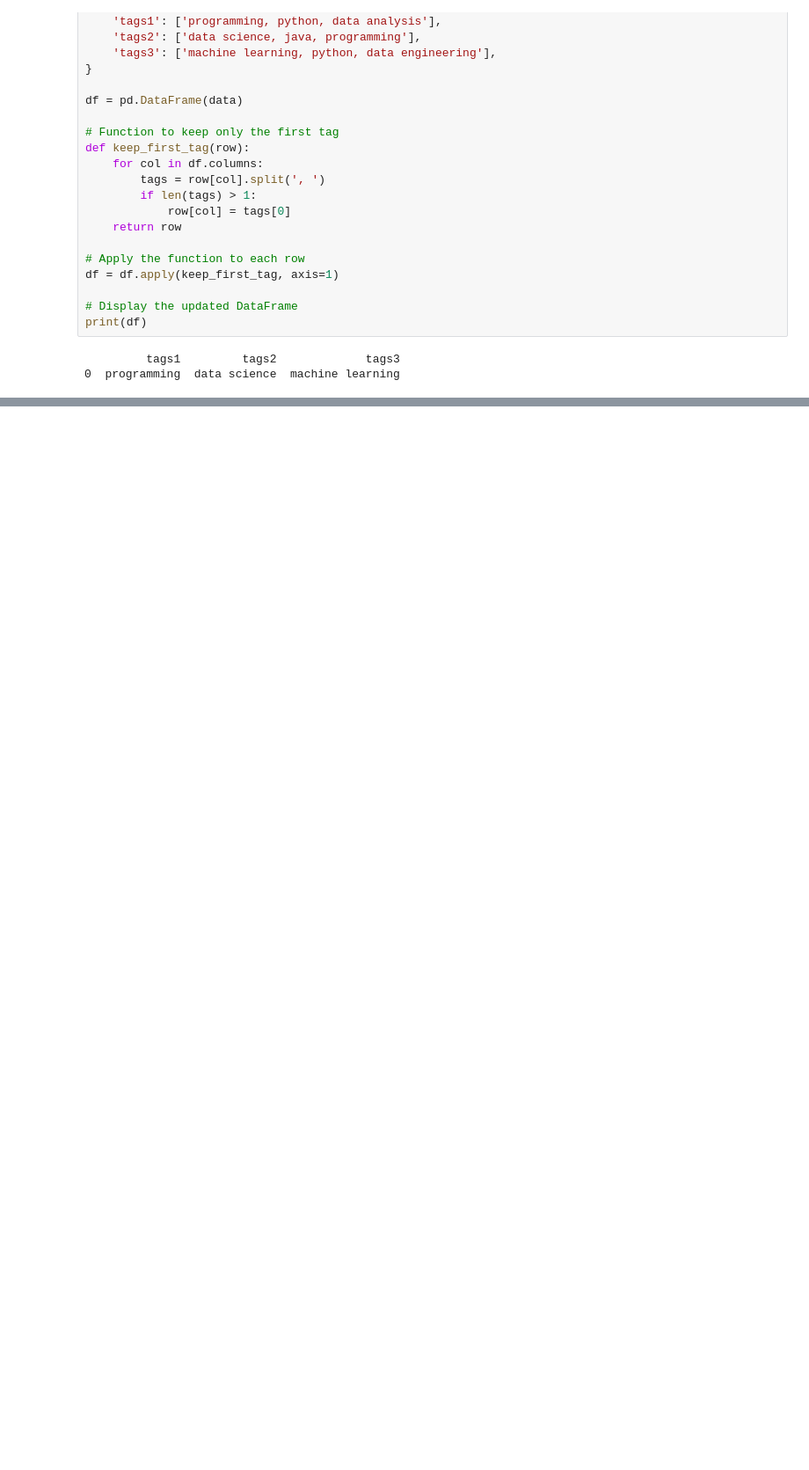
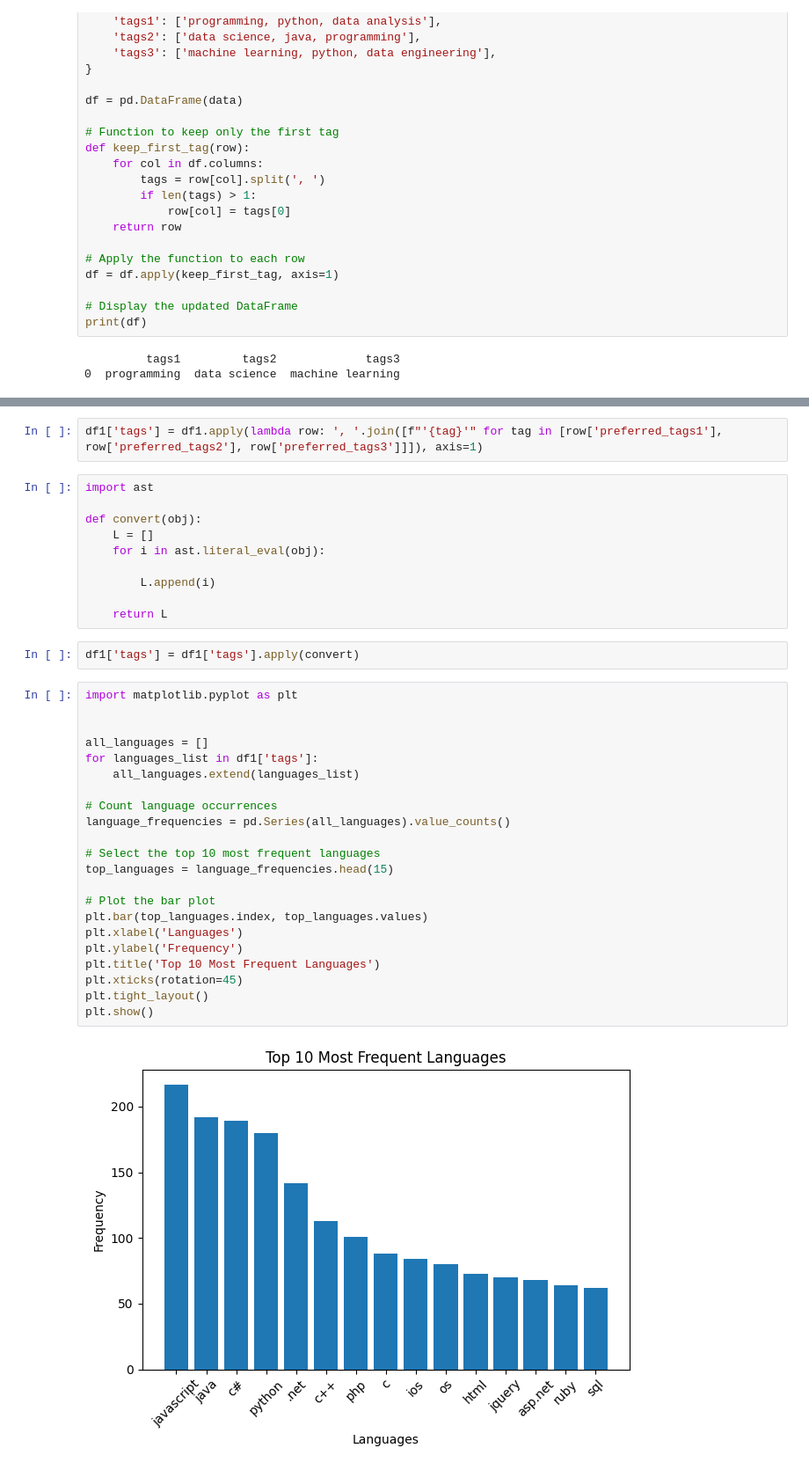
Before and after one commit to antussa2016/thesis_work, a Jupyter notebook: data_analysis/analysing_data.ipynb, the cells around one changed output, grey strips where cells are left out. Shown: that part at 88% size. Cells and saved outputs as stored; diff of their text form; blank space fills up the shorter version.

```diff
--- a/data_analysis/analysing_data.ipynb
+++ b/data_analysis/analysing_data.ipynb
@@ -640,0 +1196,38 @@ print(df)
+# %%
+df1['tags'] = df1.apply(lambda row: ', '.join([f"'{tag}'" for tag in [row['preferred_tags1'], row['preferred_tags2'], row['preferred_tags3']]]), axis=1)
+# %%
+import ast
+
+def convert(obj):
+    L = []
+    for i in ast.literal_eval(obj):
+
+        L.append(i)
+
+    return L
+# %%
+df1['tags'] = df1['tags'].apply(convert)
+# %%
+import matplotlib.pyplot as plt
+
+
+all_languages = []
+for languages_list in df1['tags']:
+    all_languages.extend(languages_list)
+
+# Count language occurrences
+language_frequencies = pd.Series(all_languages).value_counts()
+
+# Select the top 10 most frequent languages
+top_languages = language_frequencies.head(15)
+
+# Plot the bar plot
+plt.bar(top_languages.index, top_languages.values)
+plt.xlabel('Languages')
+plt.ylabel('Frequency')
+plt.title('Top 10 Most Frequent Languages')
+plt.xticks(rotation=45)
+plt.tight_layout()
+plt.show()
+# %% [output]
+[figure, added]
```
Also changed, not shown: parts of 15 cells of this notebook.
